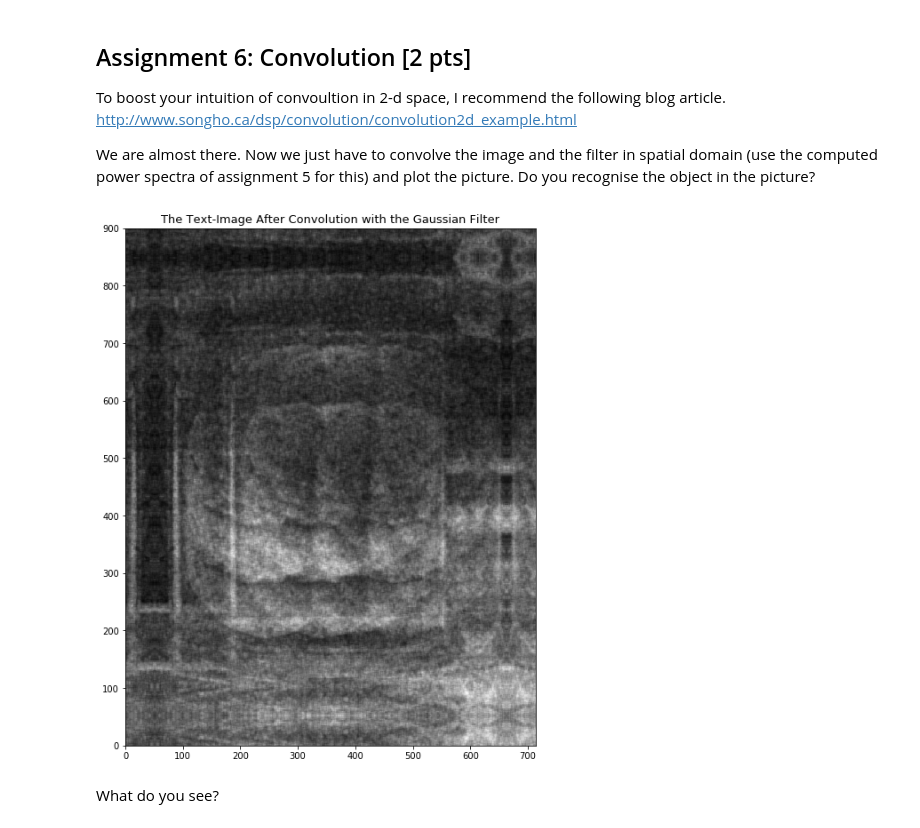
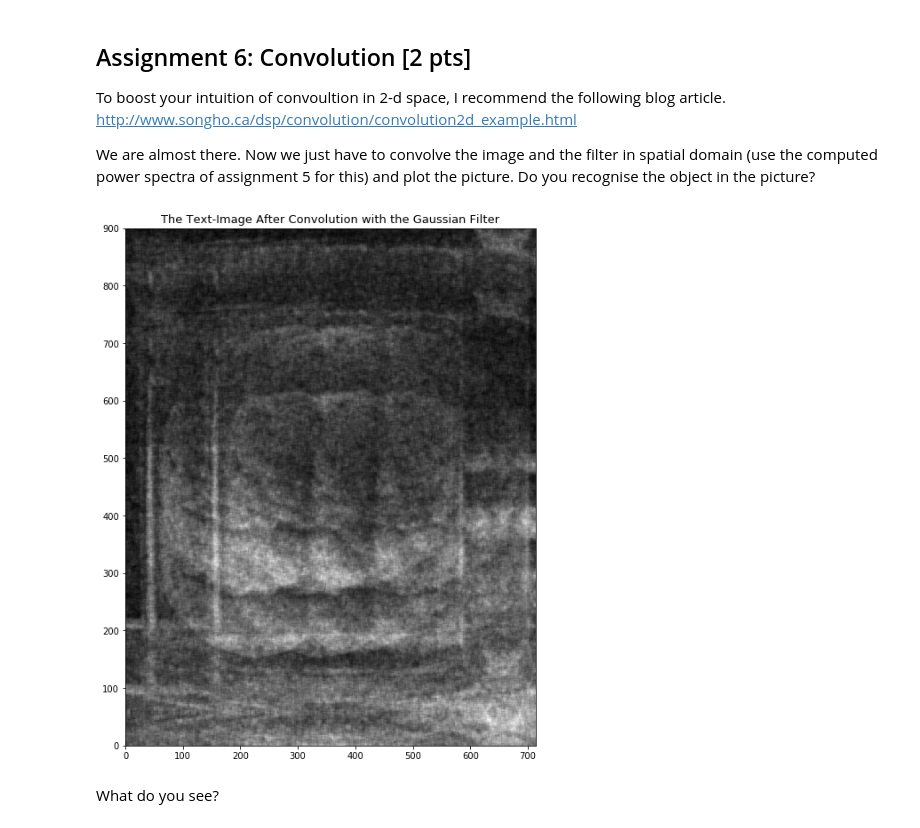
Before and after one commit to NBP-ACC/week-9-acc_01, a Jupyter notebook: sheet07.ipynb, the cells around one changed output. Drawn from its saved outputs; the diff is of its cells as text; code cells hidden in the pictures.

Commit message:
uses ndimage.convolve instead

```diff
--- a/sheet07.ipynb
+++ b/sheet07.ipynb
@@ -213,16 +213,14 @@ Right now the picture and the filters are both in frequency domain. Let's bring
 - Compute power spectrum of these.
 # %%
 # compute the ifft for the image, and
-image_inv_fft = np.fft.ifft2(img_freqs)
+image_inv_fft = fftpack.ifft2(img_freqs)
 # the kernel
-kernel_inv_fft = np.fft.ifft2(gaussian_2d)
-
+kernel_inv_fft = fftpack.ifft2(gaussian_2d)
 
 # compute the power spectrum for the image, and
-image_power_spectrum = np.abs(image_inv_fft)**2 #*20
+image_power_spectrum = np.abs(image_inv_fft)**2
 # the kernel
-# compute the power spectrum
-kernel_power_spectrum = np.abs(kernel_inv_fft)**2 #*20 and log10
+kernel_power_spectrum = np.abs(kernel_inv_fft)**2
 # %% [markdown]
 ## Assignment 6: Convolution [2 pts]
 
@@ -233,15 +231,14 @@ http://www.songho.ca/dsp/convolution/convolution2d_example.html
 We are almost there. Now we just have to convolve the image and the filter in spatial domain (use the computed power spectra of assignment 5 for this) and plot the picture. Do you recognise the object in the picture?
 # %%
 # calculate the convolution
-conv = signal.convolve2d(image_power_spectrum, kernel_power_spectrum,
-                         mode='full', boundary='symm')
+conv = ndimage.convolve(image_power_spectrum, kernel_power_spectrum, mode='reflect')
 
 # and plot the results
 plt.figure(figsize=(13.8, 10.71))
 plt.title('The Text-Image After Convolution with the Gaussian Filter', fontsize=13)
 plt.imshow(conv, extent=(0,714,0,900), cmap='gray');
 # %% [output]
-[figure, old version]
+[figure, new version]
 # %% [markdown]
 What do you see?
 # %% [markdown]
```
Also changed, not shown: parts of 5 cells of this notebook.
